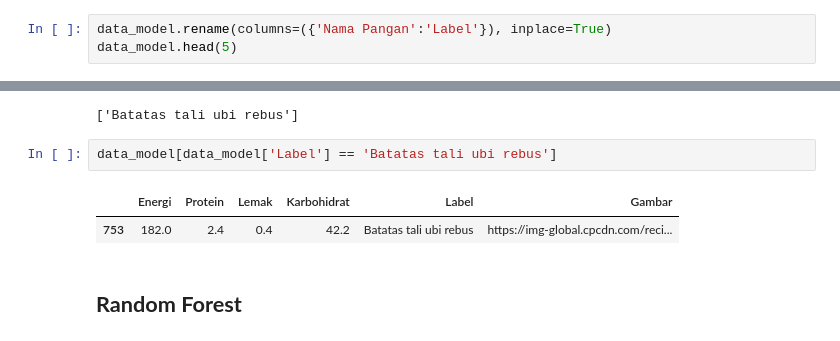
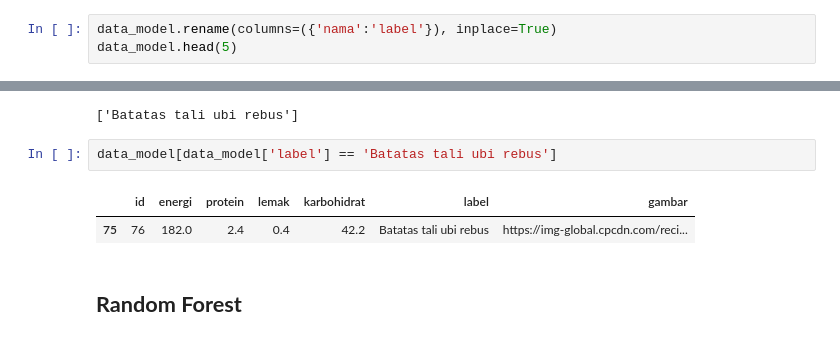
Before and after one commit to GolekFoods/GolekFoods-ML, a Jupyter notebook: notebook/modelling_advance.ipynb, the cells around one changed output, grey strips where cells are left out. Saved outputs shown, nothing was run; the diff lists cells and outputs as text.

```diff
--- a/notebook/modelling_advance.ipynb
+++ b/notebook/modelling_advance.ipynb
@@ -22,4 +22,4 @@ data_model.head()
 # %%
-data_model.rename(columns=({'Nama Pangan':'Label'}), inplace=True)
+data_model.rename(columns=({'nama':'label'}), inplace=True)
 data_model.head(5)
 # %% [output]
@@ -99,10 +99,10 @@ print(kn_pred)
 # %% [output]
 ['Batatas tali ubi rebus']
 # %%
-data_model[data_model['Label'] == 'Batatas tali ubi rebus']
+data_model[data_model['label'] == 'Batatas tali ubi rebus']
 # %% [output]
-|  | Energi | Protein | Lemak | Karbohidrat | Label | Gambar |
-| 753 | 182.0 | 2.4 | 0.4 | 42.2 | Batatas tali ubi rebus | https://img-global.cpcdn.com/reci... |
+|  | id | energi | protein | lemak | karbohidrat | label | gambar |
+| 75 | 76 | 182.0 | 2.4 | 0.4 | 42.2 | Batatas tali ubi rebus | https://img-global.cpcdn.com/reci... |
 # %% [markdown]
 ## **Random Forest**
 # %%
```
Also changed, not shown: parts of 12 cells of this notebook, 4 other files.
